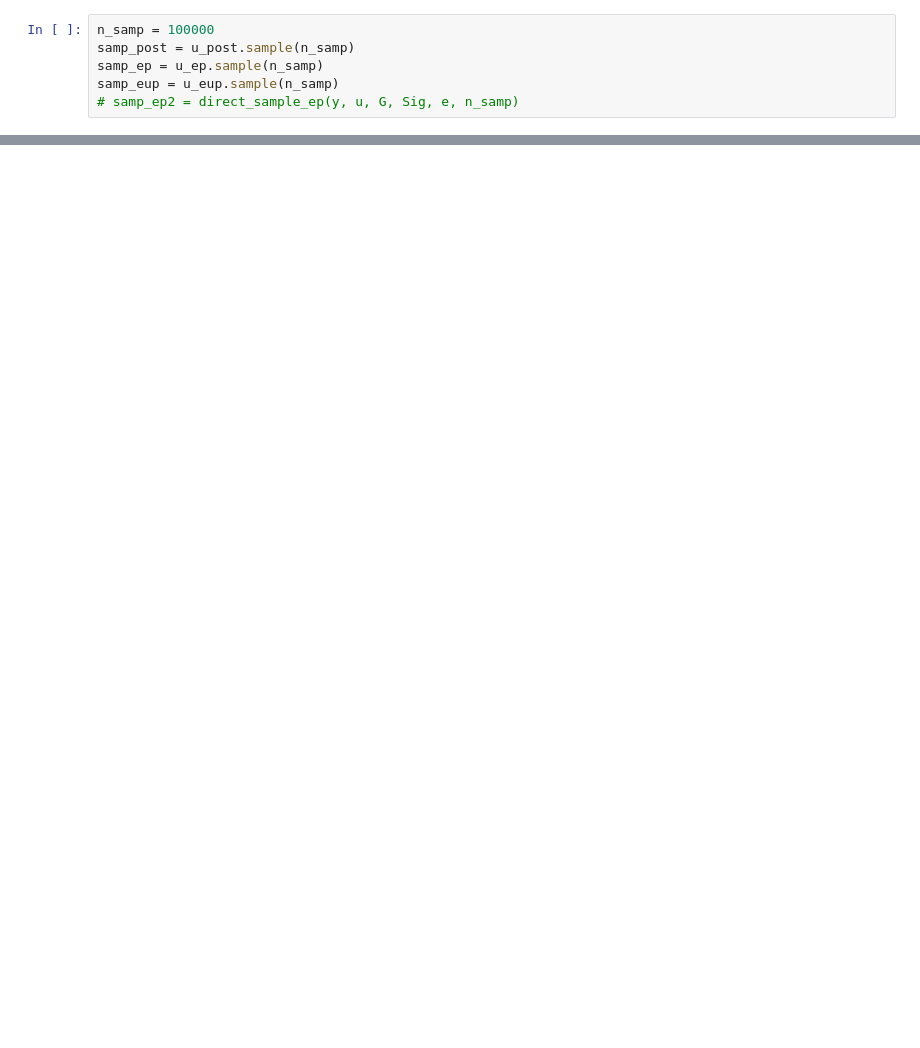
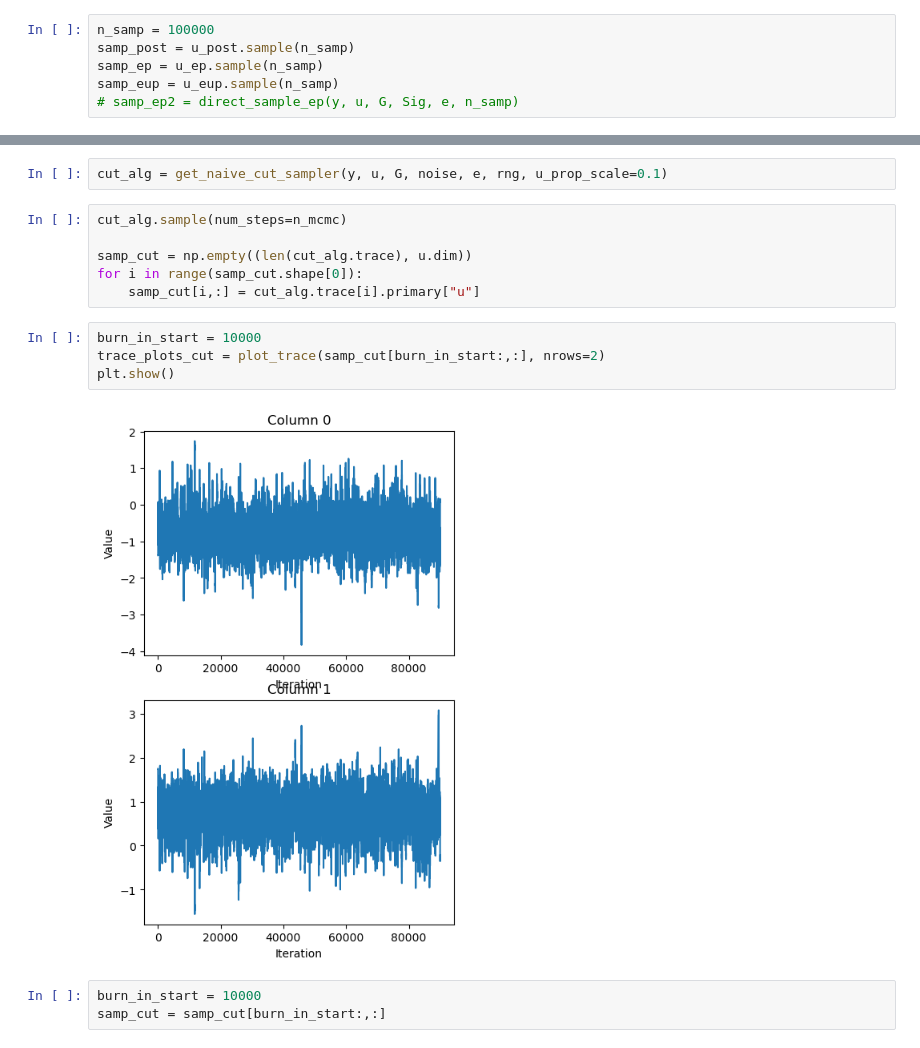
Before and after one commit to arob5/Bayesian-inference-with-surrogates, a Jupyter notebook: experiments/linear_Gaussian/linear_Gaussian_experiment.ipynb, the cells around one changed output, grey strips where cells are left out. Drawn from its saved outputs; the diff is of its cells as text; blank space fills up the shorter version.

```diff
--- a/experiments/linear_Gaussian/linear_Gaussian_experiment.ipynb
+++ b/experiments/linear_Gaussian/linear_Gaussian_experiment.ipynb
@@ -118,0 +91,17 @@ plt.show()
+# %%
+cut_alg = get_naive_cut_sampler(y, u, G, noise, e, rng, u_prop_scale=0.1)
+# %%
+cut_alg.sample(num_steps=n_mcmc)
+
+samp_cut = np.empty((len(cut_alg.trace), u.dim))
+for i in range(samp_cut.shape[0]):
+    samp_cut[i,:] = cut_alg.trace[i].primary["u"]
+# %%
+burn_in_start = 10000
+trace_plots_cut = plot_trace(samp_cut[burn_in_start:,:], nrows=2)
+plt.show()
+# %% [output]
+[figure, added]
+# %%
+burn_in_start = 10000
+samp_cut = samp_cut[burn_in_start:,:]
```
Also changed, not shown: parts of 24 cells of this notebook, 1 other file.
